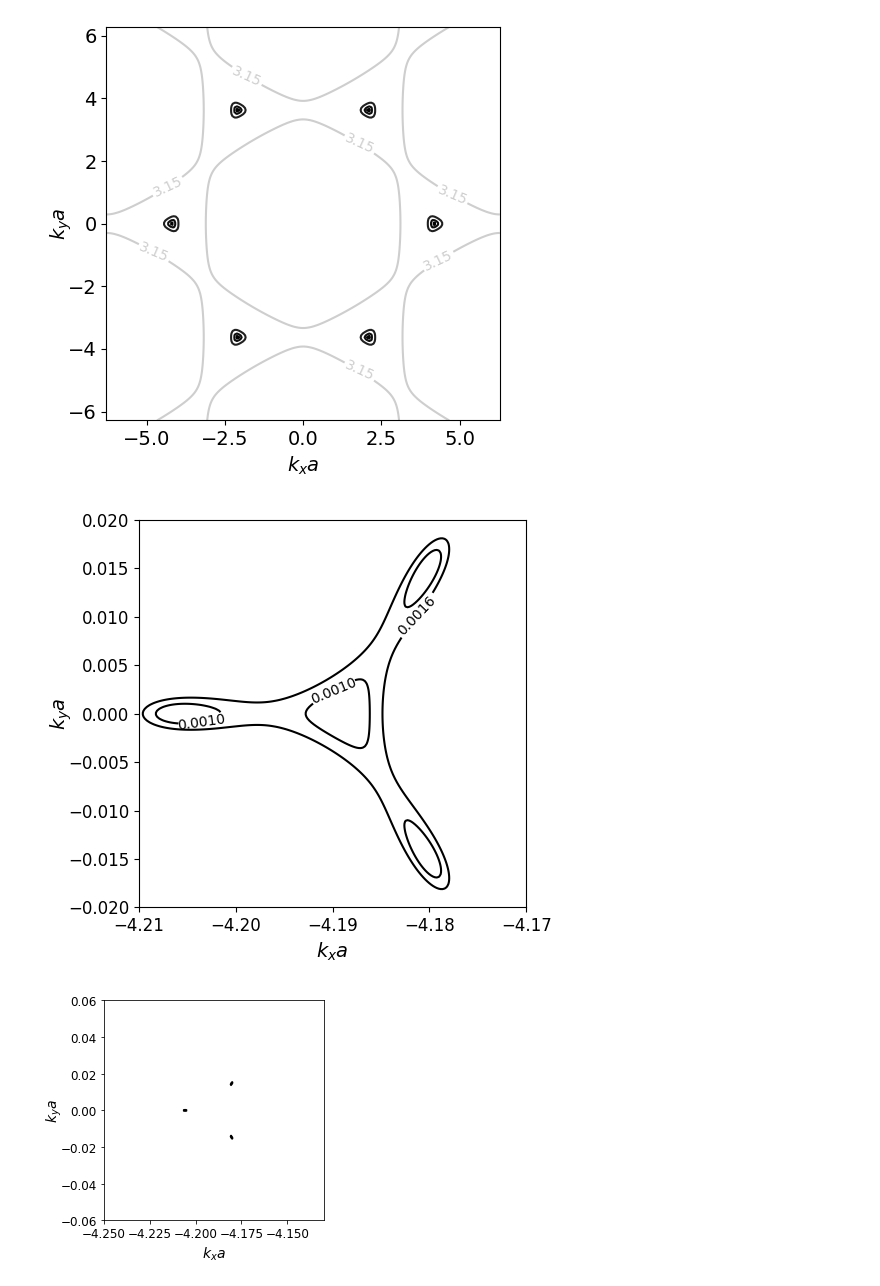
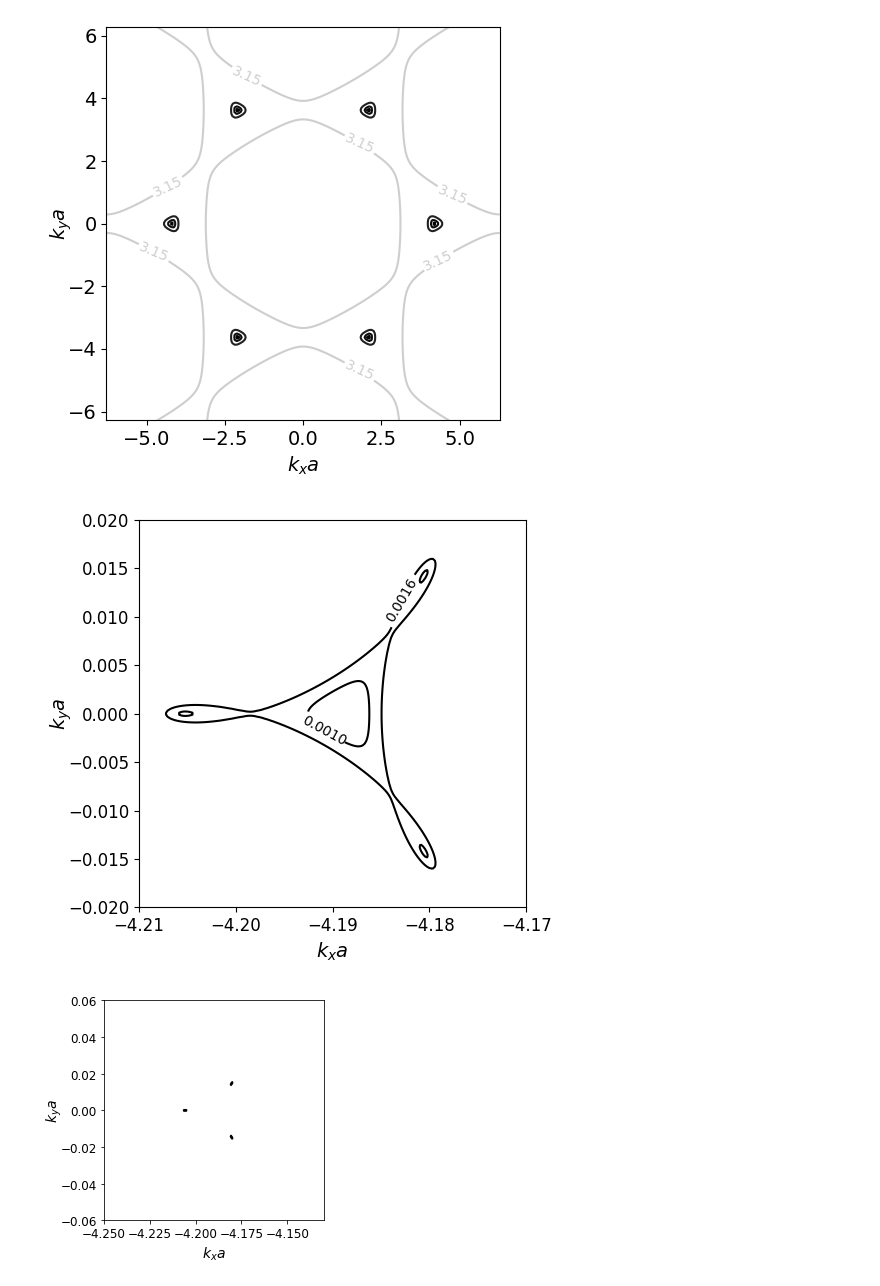
Before and after one commit to aravindhshankar/RKKYTightBinding, a Jupyter notebook: python_files/BLG_with_mpmath/Plotting_spectrum_in_jupyter.ipynb, the cells around one changed output. Saved outputs shown, nothing was run; the diff lists cells and outputs as text; code cells hidden in the pictures.

```diff
--- a/python_files/BLG_with_mpmath/Plotting_spectrum_in_jupyter.ipynb
+++ b/python_files/BLG_with_mpmath/Plotting_spectrum_in_jupyter.ipynb
@@ -133,36 +133,36 @@ plt.show()
 [figure]
 # %%
 #these are degault params in fast recursion
-parameters = {'a':1.0, 'delta':0.00, 'deltap':0.0, 'gamma0':3.16, 'gamma1p':0.0, 'gamma1':0.381, 'gamma3':0.38, 'gamma4':0.0}
-# parameters = {'a':1.0, 'delta':0.00, 'deltap':0.022, 'gamma0':3.16, 'gamma1p':0.0, 'gamma1':0.381, 'gamma3':0.38, 'gamma4':0.14}
+# parameters = {'a':1.0, 'delta':0.00, 'deltap':0.0, 'gamma0':3.16, 'gamma1p':0.0, 'gamma1':0.381, 'gamma3':0.38, 'gamma4':0.0}
+parameters = {'a':1.0, 'delta':0.00, 'deltap':0.022, 'gamma0':3.16, 'gamma1p':0.0, 'gamma1':0.381, 'gamma3':0.38, 'gamma4':0.14}
 x = np.linspace(-4.21, -4.17, 200)
 y = np.linspace(-0.02, 0.02, 200)
 KX, KY = np.meshgrid(x, y)
 band1, band2, band3, band4 = spectrum_bilayer(KX.flatten(), KY.flatten(), parameters)
 fig = plt.subplot(111)
 
 cs = plt.contour(KX, KY, band3.reshape((len(x), len(x))), levels=[0.001, 0.0016],
                  cmap = 'gray', vmin=0.0, vmax=3.9)
 
 # cs = plt.contour(KX, KY, band3.reshape((len(x), len(x))), levels=[0.0006,0.0007],
 #                  cmap = 'gray', vmin=0.0, vmax=3.9)
 
 #cs = plt.contour(KX, KY, band2.reshape((len(x), len(x))), levels=20,
 #                 cmap = 'gray', vmin=0.1, vmax=0.9)
 #print(max(band1))
 plt.gca().clabel(cs, cs.levels, inline=True, fontsize=10)
 plt.xlim(min(x),max(x))
 plt.ylim(min(y),max(y))
 plt.gca().set_aspect('equal')
 plt.gca().tick_params(which='major', labelsize=12)
 plt.xlabel(r'$k_x a$', fontsize=14)
 plt.ylabel(r'$k_y a$', fontsize=14, labelpad=-4)
 #plt.text(-4.31, 0.05, '(c)', fontsize=16)
 plt.tight_layout()
 #plt.savefig('fig2_trigonal_warping_contours_a_d5meV.pdf')
 plt.show()
 # %% [output]
-[figure, old version]
+[figure, new version]
 # %%
 #mexican hat version - no trigonal warping
 parameters = {'a':1.0, 'delta':0.00, 'deltap':0.022, 'gamma0':3.16, 'gamma1p':0.0, 'gamma1':0.381, 'gamma3':0.38, 'gamma4':0.14}
```
Also changed, not shown: 2 other files.
